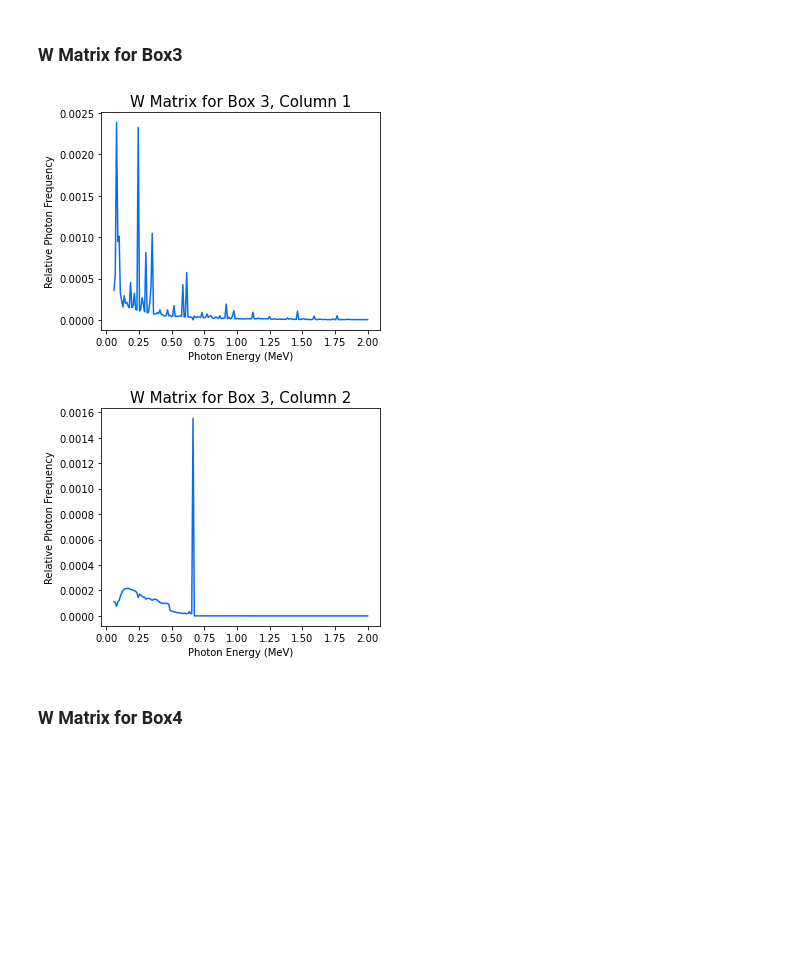
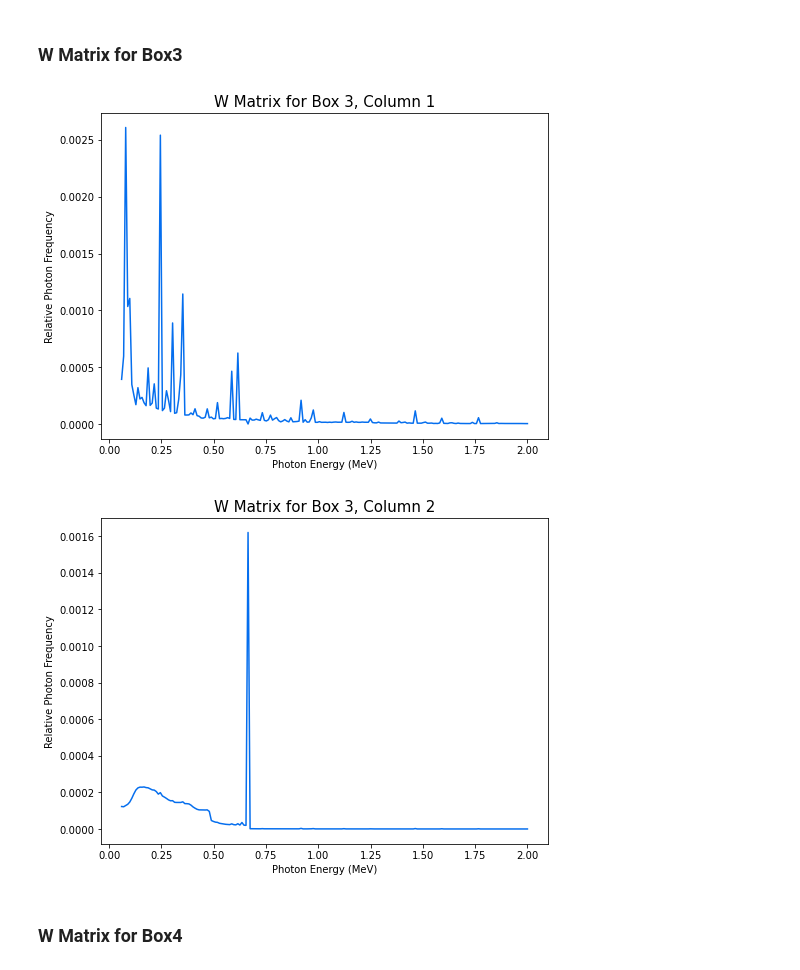
Before and after one commit to Dithizone/Math398-Project, a Jupyter notebook: PerformingNMF.ipynb, the cells around one changed output. Cells and saved outputs as stored; diff of their text form; code cells hidden in the pictures; blank space fills up the shorter version.

```diff
--- a/PerformingNMF.ipynb
+++ b/PerformingNMF.ipynb
@@ -106,5 +107,6 @@ for i in range(4):
                         xaxislabel="Photon Energy (MeV)",
                         yaxislabel="Relative Photon Frequency",
                         color='xkcd:cerulean blue',
-                        figuredimensions=(8, 3.5))
+                        figuredimensions=(8, 6),
+                        filepathtosavepng=f'images/midtermPresentation/updatedNMF/SpectraMatrixNMF{i+1}')
 # %% [output]
@@ -122,5 +124,6 @@ for i in range(4):
                         xaxislabel="Photon Energy (MeV)",
                         yaxislabel="Relative Photon Frequency",
                         color='xkcd:cerulean blue',
-                        figuredimensions=(8, 3.5))
+                        figuredimensions=(8, 6),
+                        filepathtosavepng=f'images/midtermPresentation/updatedNMF/SpectraMatrixByBoxesNMF{i+1}')
 # %% [output]
@@ -138,5 +141,6 @@ for i in range(3):
                         xaxislabel="Photon Energy (MeV)",
                         yaxislabel="Relative Photon Frequency",
                         color='xkcd:cerulean blue',
-                        figuredimensions=(8, 3.5))
+                        figuredimensions=(8, 6),
+                        filepathtosavepng=f'images/midtermPresentation/updatedNMF/Box1NMF{i+1}')
 # %% [output]
@@ -153,5 +157,6 @@ for i in range(2):
                         xaxislabel="Photon Energy (MeV)",
                         yaxislabel="Relative Photon Frequency",
                         color='xkcd:cerulean blue',
-                        figuredimensions=(5, 4))
+                        figuredimensions=(8, 6),
+                        filepathtosavepng=f'images/midtermPresentation/updatedNMF/Box2NMF{i+1}')
 # %% [output]
@@ -162,18 +167,18 @@ for i in range(2):
 # %%
 # I'm trying out our fancy ThingsWeDoALot module here!
 
 for i in range(2):
     th.linePlotTheThing(dataframetoplot=WBox3DataFrame,
                         columntoplot=i,
                         title=f"W Matrix for Box 3, Column {i+1}",
                         xaxislabel="Photon Energy (MeV)",
                         yaxislabel="Relative Photon Frequency",
                         color='xkcd:cerulean blue',
-                        figuredimensions=(5, 4))
-    # WBox3DataFrame.plot(kind='line', y=i, figsize=(8, 6))
+                        figuredimensions=(8, 6),
+                        filepathtosavepng=f'images/midtermPresentation/updatedNMF/Box3NMF{i+1}')
 # %% [output]
-[figure, old version]
+[figure, new version]
-[figure, old version]
+[figure, new version]
 # %% [markdown]
 ### W Matrix for Box4
 # %%
```
Also changed, not shown: parts of 9 cells of this notebook, 28 other files.
